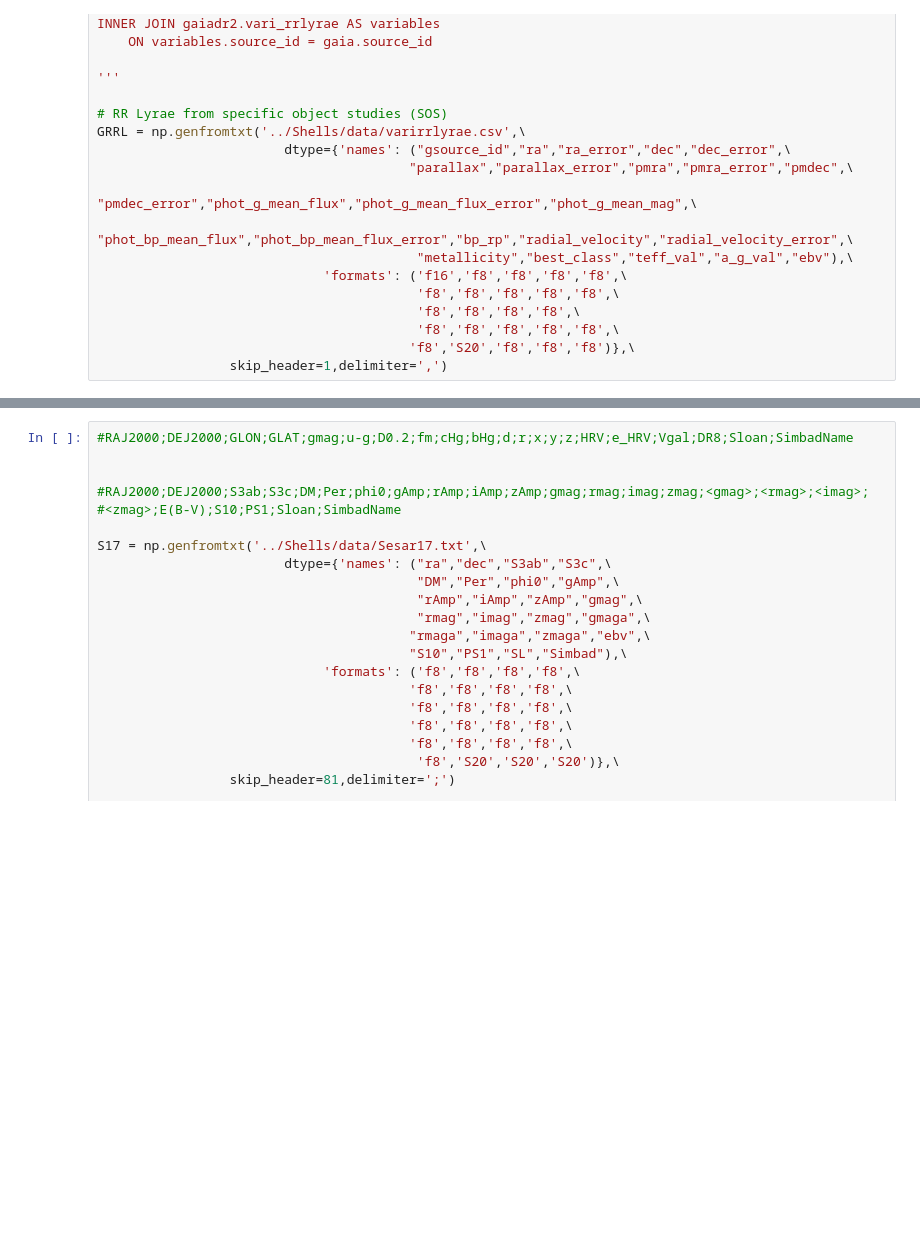
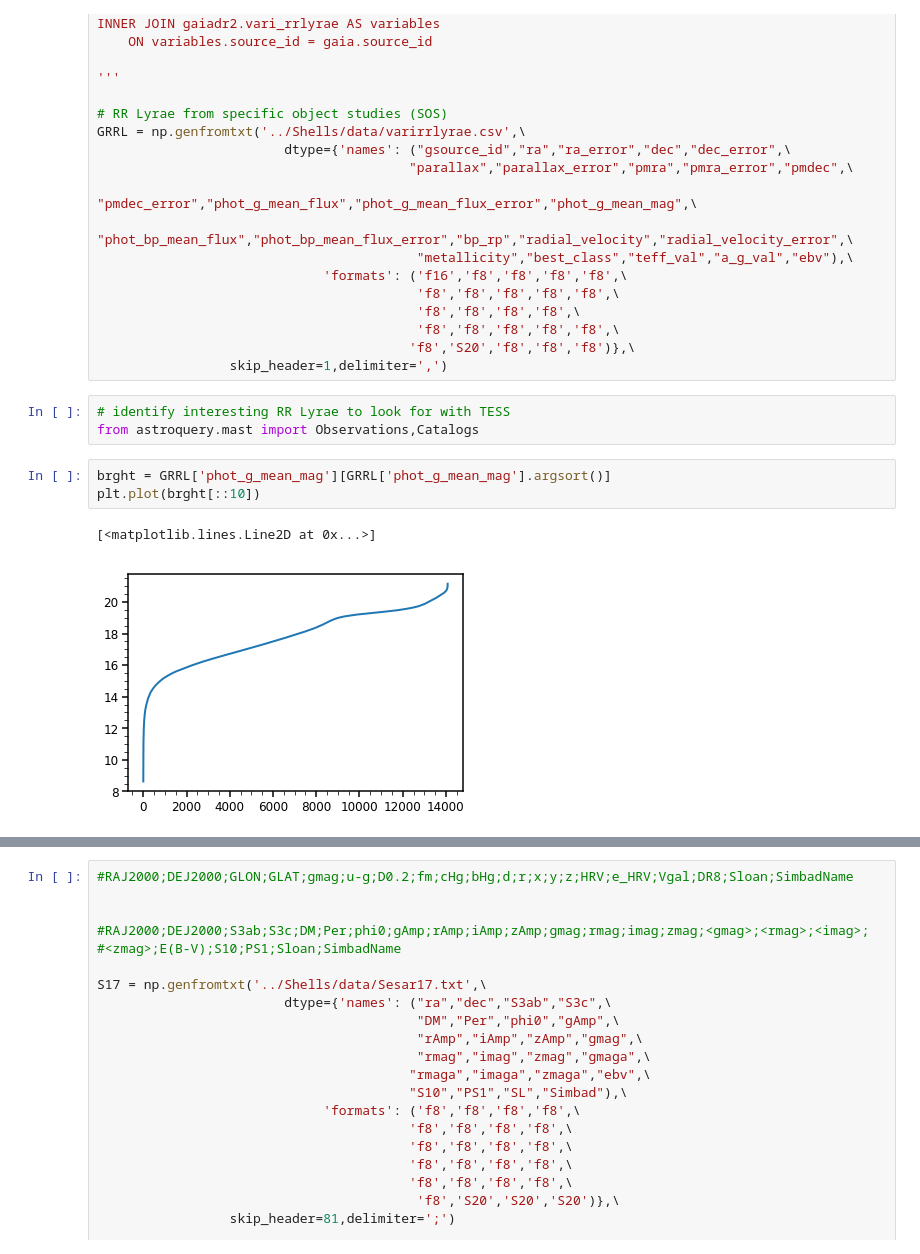
Before and after one commit to michael-petersen/ReflexMotion, a Jupyter notebook: Fig1-and-Sgr-Cleaning.ipynb, the cells around one changed output, grey strips where cells are left out. Cells and saved outputs as stored; diff of their text form; blank space fills up the shorter version.

```diff
--- a/Fig1-and-Sgr-Cleaning.ipynb
+++ b/Fig1-and-Sgr-Cleaning.ipynb
@@ -551,3 +739,12 @@ GRRL = np.genfromtxt('../Shells/data/varirrlyrae.csv',\
                                          'f8','f8','f8','f8','f8',\
                                         'f8','S20','f8','f8','f8')},\
                  skip_header=1,delimiter=',')
+# %%
+# identify interesting RR Lyrae to look for with TESS
+from astroquery.mast import Observations,Catalogs
+# %%
+brght = GRRL['phot_g_mean_mag'][GRRL['phot_g_mean_mag'].argsort()]
+plt.plot(brght[::10])
+# %% [output]
+[<matplotlib.lines.Line2D at 0x...>]
+[figure, added]
```
Also changed, not shown: parts of 22 cells of this notebook, 7 other files.
